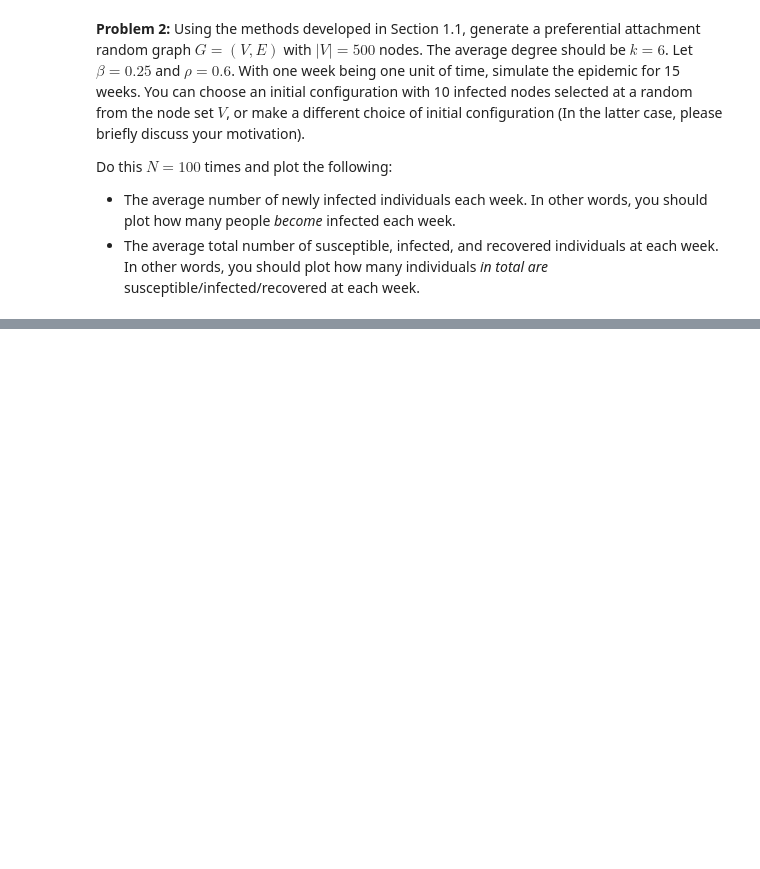
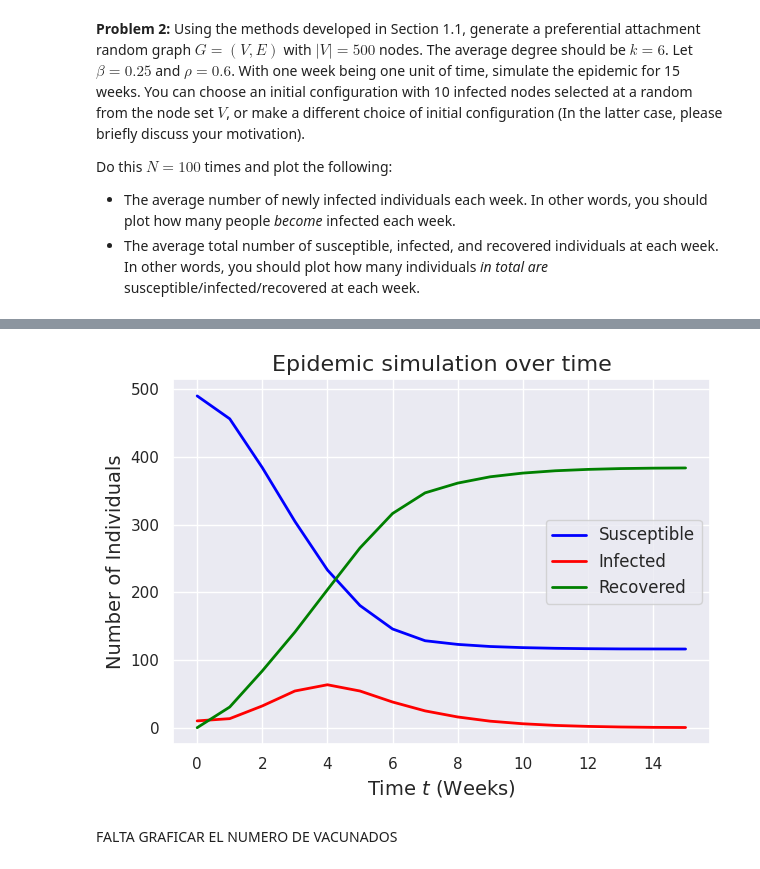
Before and after one commit to MateoRivera/network-dynamics, a Jupyter notebook: H3/Assignment 3.ipynb, the cells around one changed output, grey strips where cells are left out. Cells and saved outputs as stored; diff of their text form; code cells hidden in the pictures; blank space fills up the shorter version.

```diff
--- a/H3/Assignment 3.ipynb
+++ b/H3/Assignment 3.ipynb
@@ -387,0 +518,23 @@ plt.show()
+# %%
+#Plotting average total number of susceptible, infected, and recovered individuals at each week
+# Calculate the average states for S, I, R
+average_states = calculate_average_states(S)
+
+# Plotting the results
+
+plt.plot(average_states[0], label='Susceptible', color='blue', linewidth=2)
+plt.plot(average_states[1], label='Infected', color='red', linewidth=2)
+plt.plot(average_states[2], label='Recovered', color='green', linewidth=2)
+
+plt.title("Epidemic simulation over time", fontsize=16)
+plt.xlabel("Time $t$ (Weeks)", fontsize=14)
+plt.ylabel("Number of Individuals", fontsize=14)
+plt.legend(fontsize=12)
+plt.grid(True)
+plt.tight_layout()
+
+plt.show()
+# %% [output]
+[figure, added]
+# %% [markdown]
+FALTA GRAFICAR EL NUMERO DE VACUNADOS
```
Also changed, not shown: parts of 13 cells of this notebook.
